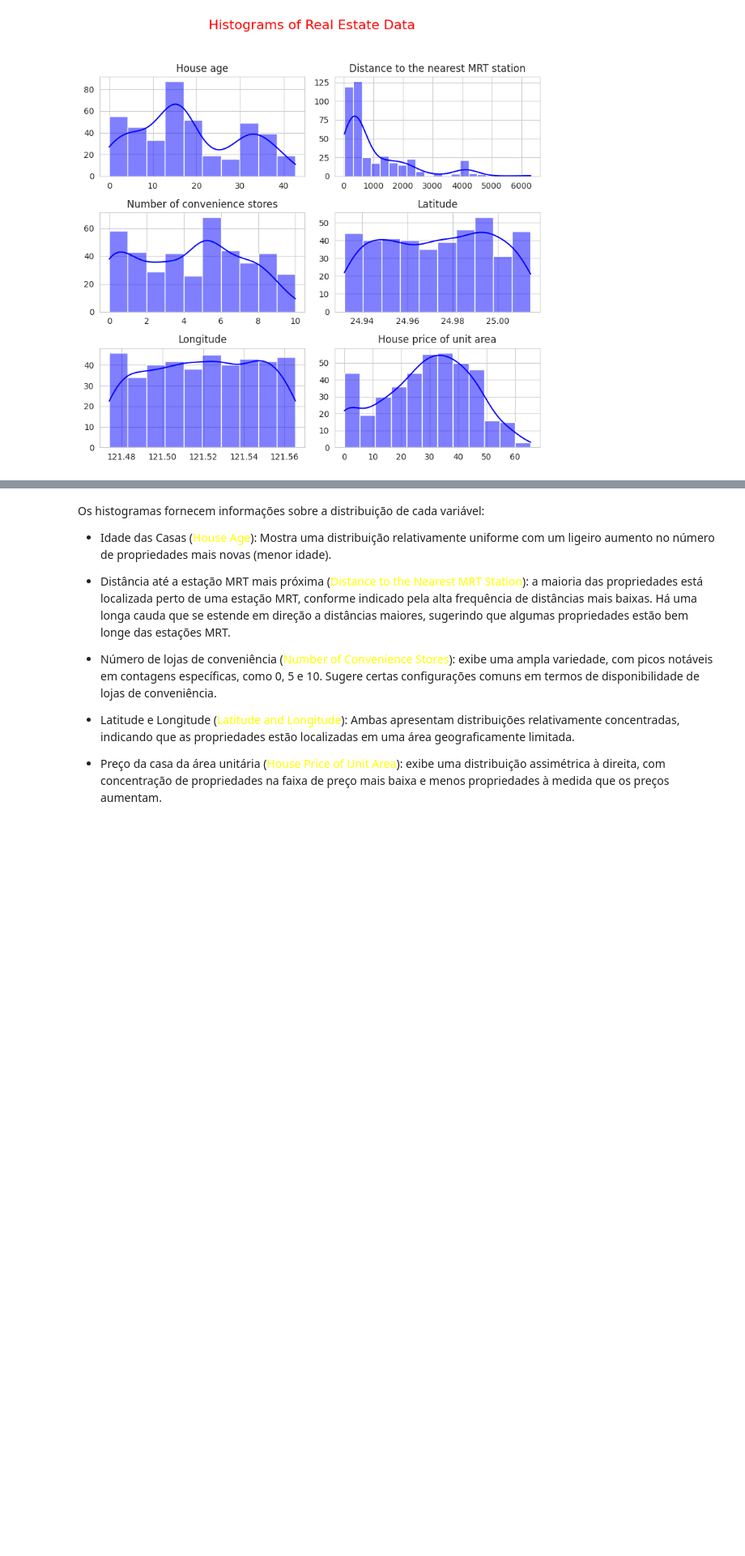
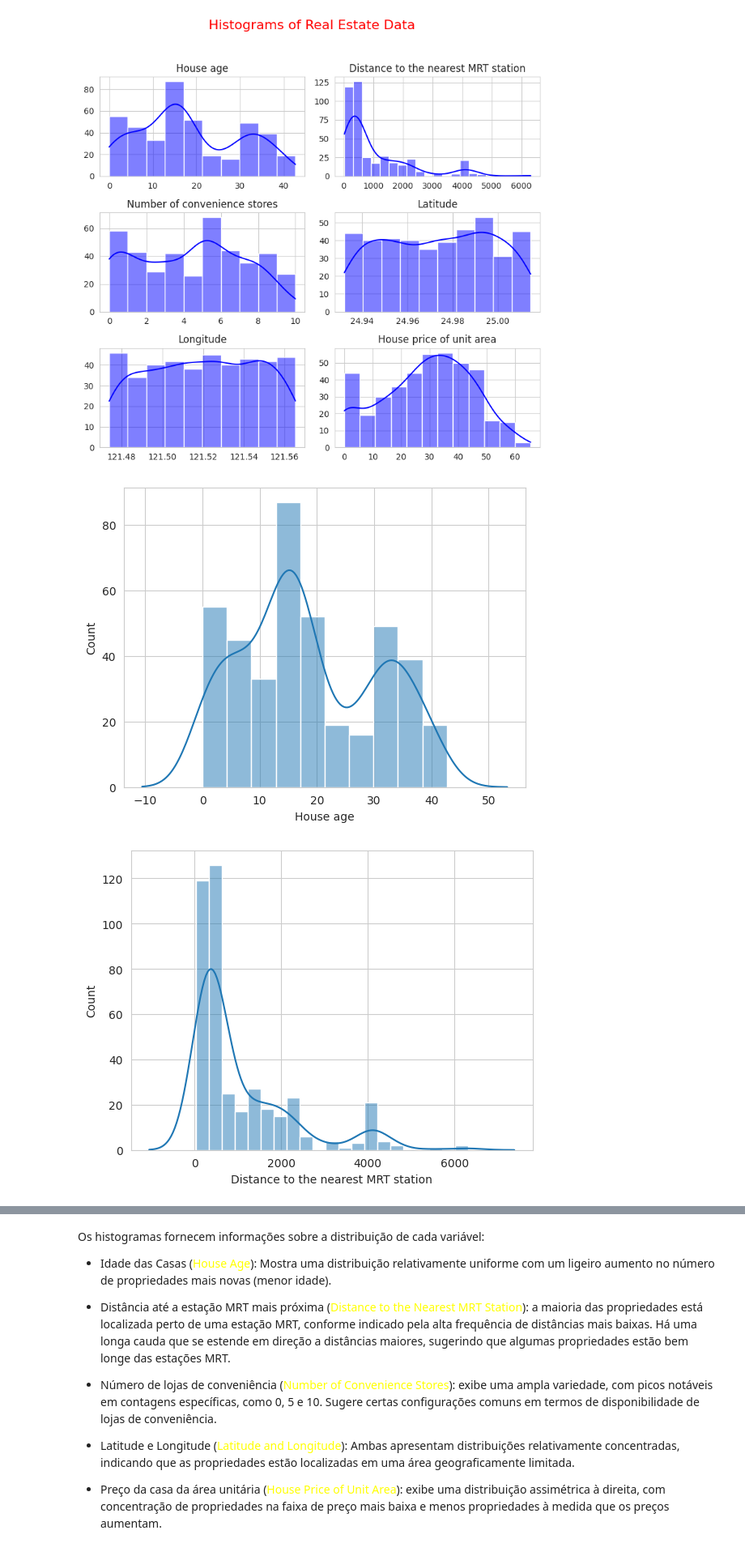
Before and after one commit to EddyGiusepe/Learning_Class_in_Python, a Jupyter notebook: 1_ML_Real_Estate_Price_Prediction/Real_Estate_Price_Prediction.ipynb, the cells around one changed output, grey strips where cells are left out. Shown at 81% size. Saved outputs shown, nothing was run; the diff lists cells and outputs as text; code cells hidden in the pictures; blank space fills up the shorter version.

Commit message:
Analisando os Histogramas desde o ponto de vista de um DS

```diff
--- a/1_ML_Real_Estate_Price_Prediction/Real_Estate_Price_Prediction.ipynb
+++ b/1_ML_Real_Estate_Price_Prediction/Real_Estate_Price_Prediction.ipynb
@@ -108,3 +108,14 @@ plt.tight_layout(rect=[0, 0.03, 1, 0.95])
 plt.show()
 # %% [output]
 [figure]
+# %%
+columns = ['House age', 'Distance to the nearest MRT station', 'Number of convenience stores',
+        'Latitude', 'Longitude', 'House price of unit area']
+for i in columns:
+    plt.figure()
+    plt.grid(True)
+    sns.histplot(real_estate_data[i], kde=True, kde_kws=dict(cut=3))
+    #sns.rugplot(real_estate_data[i])
+# %% [output]
+[figure, added]
+[figure, added]
```
Also changed, not shown: parts of 1 cell of this notebook.
